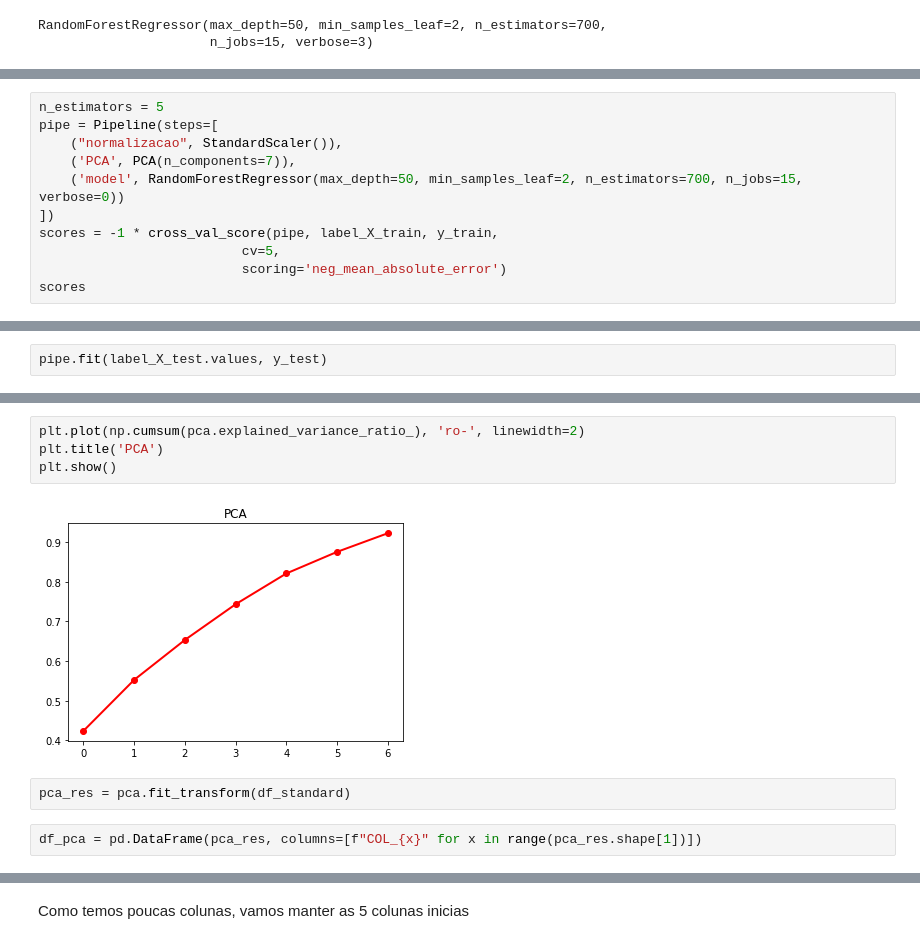
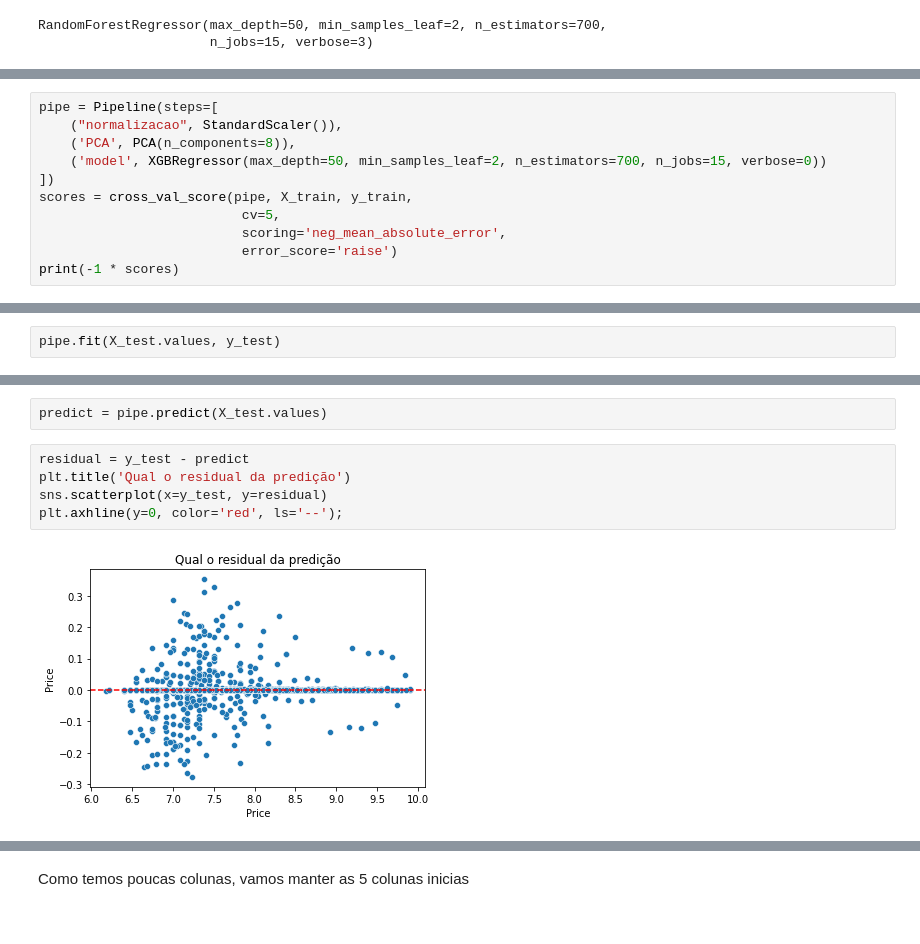
Before and after one commit to alehkiz/predict-sao-paulo-apartment-rent, a Jupyter notebook: Análise.ipynb, the cells around one changed output, grey strips where cells are left out. Drawn from its saved outputs; the diff is of its cells as text.

```diff
--- a/Análise.ipynb
+++ b/Análise.ipynb
@@ -387,12 +398,12 @@ RandomForestRegressor(max_depth=50, min_samples_leaf=2, n_estimators=700,
 # %%
-n_estimators = 5
 pipe = Pipeline(steps=[
     ("normalizacao", StandardScaler()),
-    ('PCA', PCA(n_components=7)),
-    ('model', RandomForestRegressor(max_depth=50, min_samples_leaf=2, n_estimators=700, n_jobs=15, verbose=0))
+    ('PCA', PCA(n_components=8)),
+    ('model', XGBRegressor(max_depth=50, min_samples_leaf=2, n_estimators=700, n_jobs=15, verbose=0))
 ])
-scores = -1 * cross_val_score(pipe, label_X_train, y_train,
+scores = cross_val_score(pipe, X_train, y_train,
                           cv=5,
-                          scoring='neg_mean_absolute_error')
-scores
+                          scoring='neg_mean_absolute_error',
+                          error_score='raise')
+print(-1 * scores)
 # %% [output]
@@ -400,3 +429,3 @@ array([0.27919934, 0.27925901, 0.28876507, 0.27197631, 0.26427902])
 # %%
-pipe.fit(label_X_test.values, y_test)
+pipe.fit(X_test.values, y_test)
 # %% [output]
@@ -429,10 +463,9 @@ PCA - Explained CumSum: [0.42 0.55 0.65 0.74 0.82 0.88 0.92]
-# %%
-plt.plot(np.cumsum(pca.explained_variance_ratio_), 'ro-', linewidth=2)
-plt.title('PCA')
-plt.show()
-# %% [output]
-[figure, old version]
-# %%
-pca_res = pca.fit_transform(df_standard)
-# %%
-df_pca = pd.DataFrame(pca_res, columns=[f"COL_{x}" for x in range(pca_res.shape[1])])
+# %%
+predict = pipe.predict(X_test.values)
+# %%
+residual = y_test - predict
+plt.title('Qual o residual da predição')
+sns.scatterplot(x=y_test, y=residual)
+plt.axhline(y=0, color='red', ls='--');
+# %% [output]
+[figure, added]
```
Also changed, not shown: parts of 46 cells of this notebook, 3 other files.
